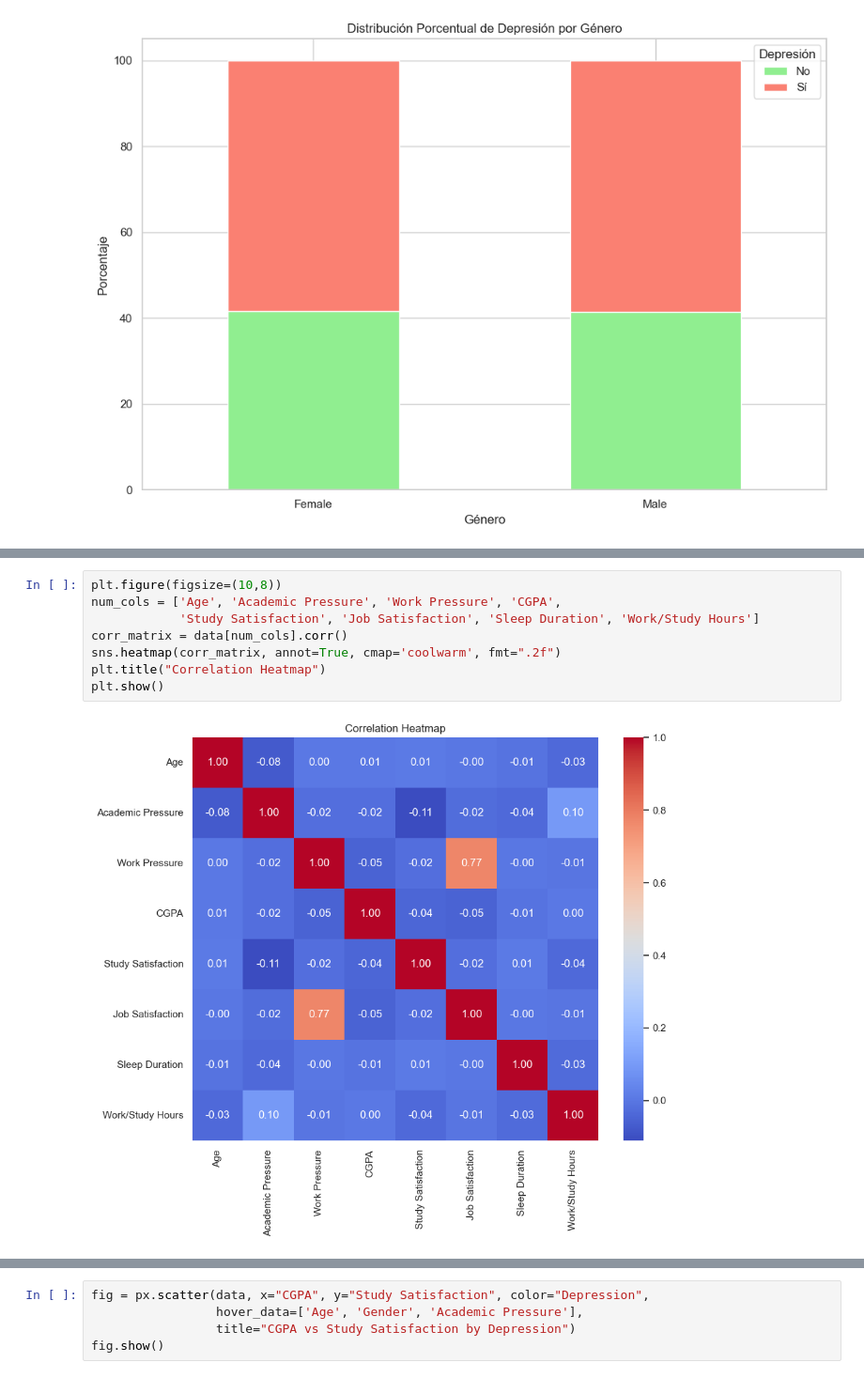
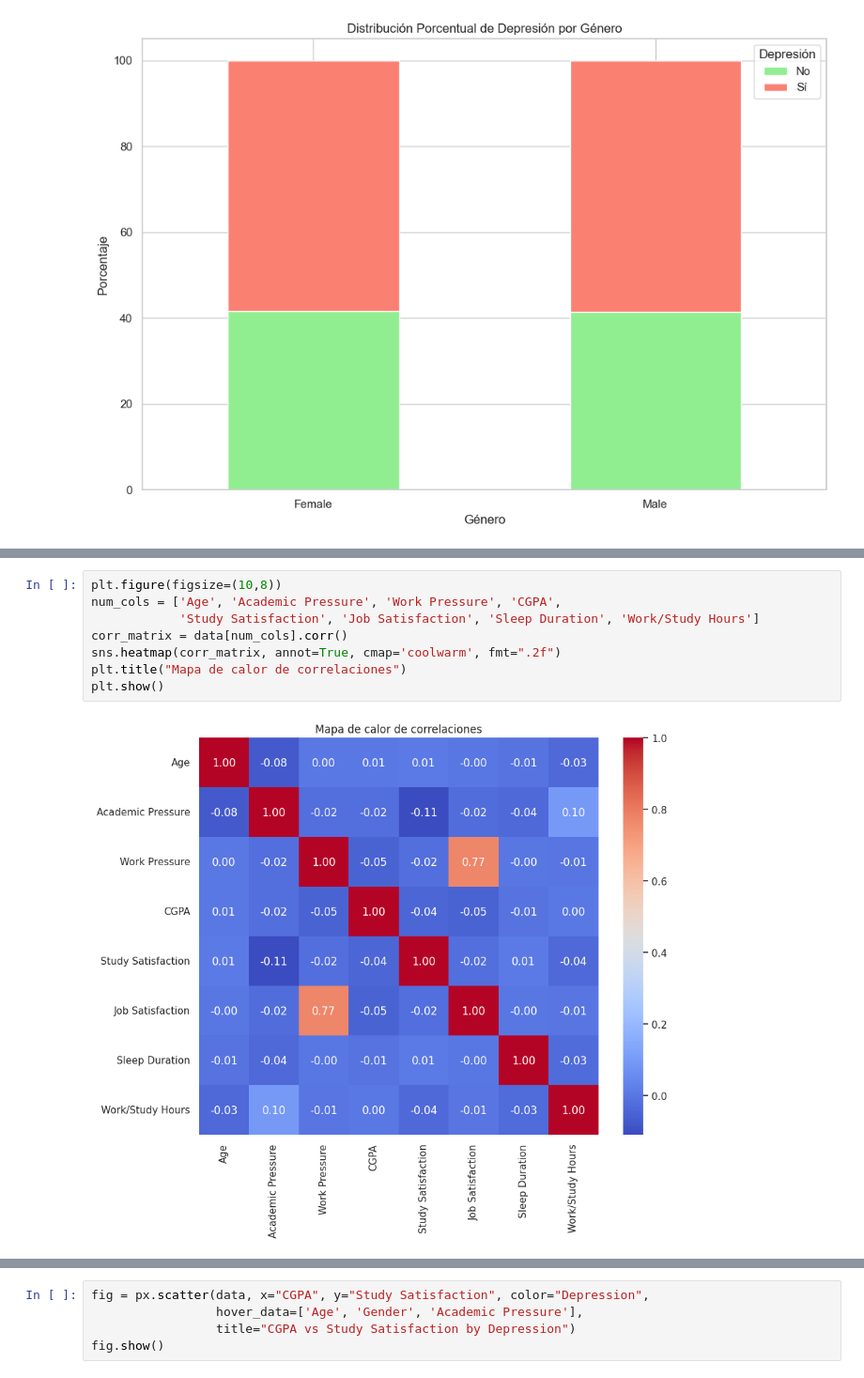
Before and after one commit to Factoria-F5-madrid/Proyecto3_JohiOrtiz_EDA, a Jupyter notebook: eda_depresión_estudiantes.ipynb, the cells around one changed output, grey strips where cells are left out. Shown at 94% size. Drawn from its saved outputs; the diff is of its cells as text.

```diff
--- a/eda_depresión_estudiantes.ipynb
+++ b/eda_depresión_estudiantes.ipynb
@@ -310,10 +349,10 @@ plt.show()
 # %%
 plt.figure(figsize=(10,8))
 num_cols = ['Age', 'Academic Pressure', 'Work Pressure', 'CGPA',
             'Study Satisfaction', 'Job Satisfaction', 'Sleep Duration', 'Work/Study Hours']
 corr_matrix = data[num_cols].corr()
 sns.heatmap(corr_matrix, annot=True, cmap='coolwarm', fmt=".2f")
-plt.title("Correlation Heatmap")
+plt.title("Mapa de calor de correlaciones")
 plt.show()
 # %% [output]
-[figure, old version]
+[figure, new version]
```
Also changed, not shown: parts of 25 cells of this notebook.
